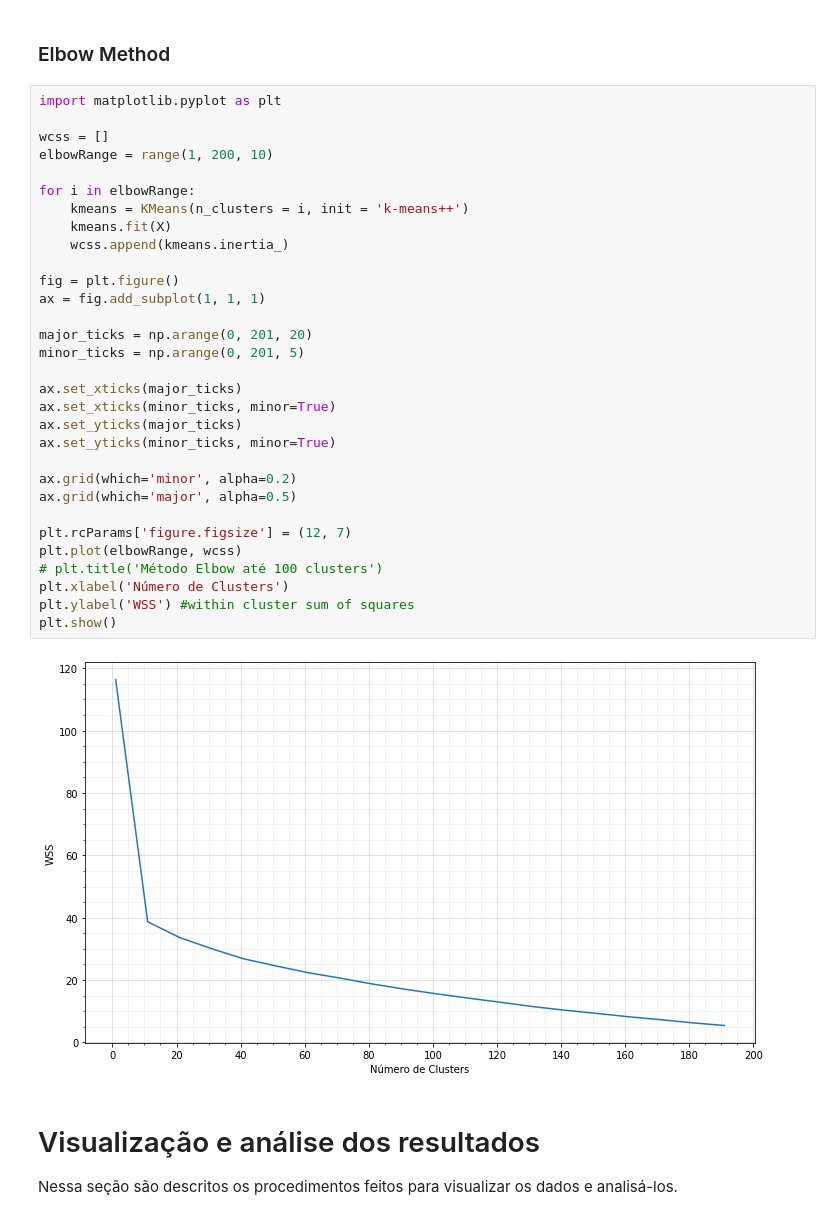
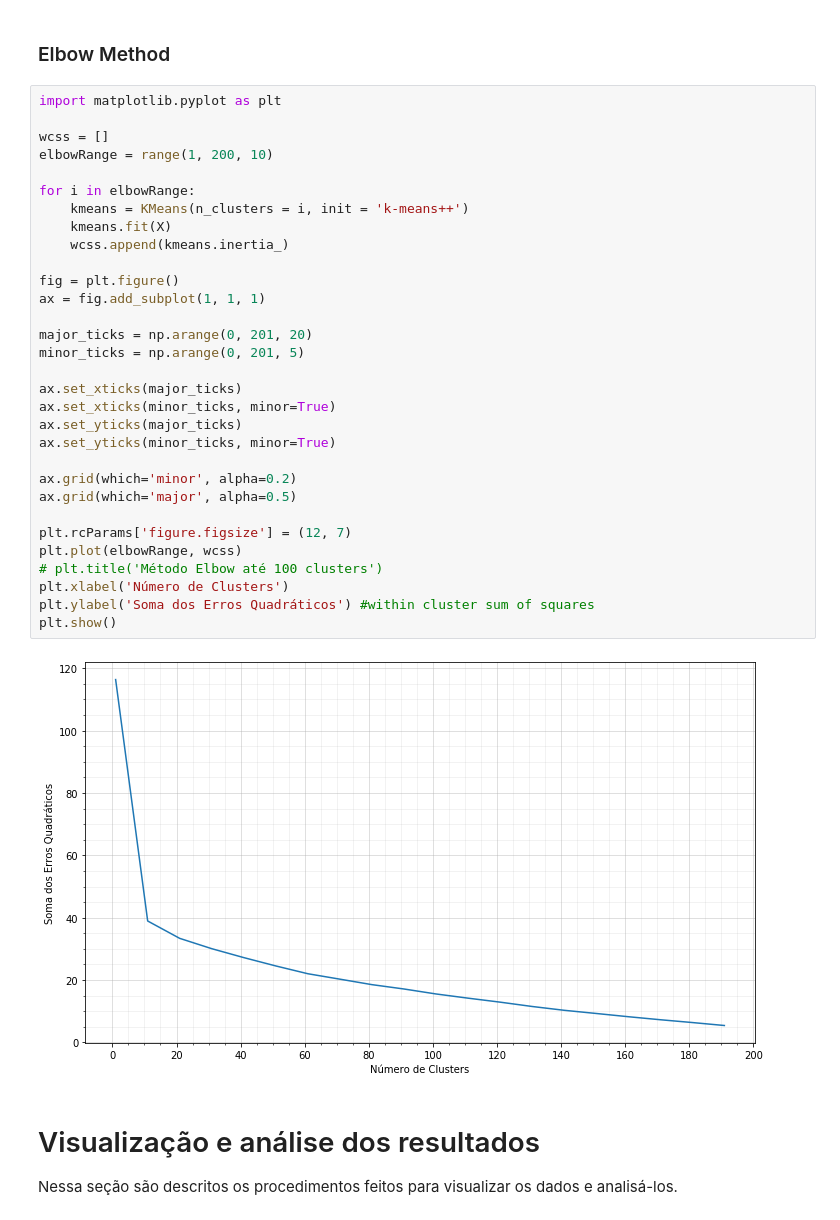
Before and after one commit to mathocosta/TCC, a Jupyter notebook: TCC.ipynb, the cells around one changed output. Drawn from its saved outputs; the diff is of its cells as text.

```diff
--- a/TCC.ipynb
+++ b/TCC.ipynb
@@ -272,35 +272,35 @@ plt.show()
 import matplotlib.pyplot as plt
 
 wcss = []
 elbowRange = range(1, 200, 10)
 
 for i in elbowRange:
     kmeans = KMeans(n_clusters = i, init = 'k-means++')
     kmeans.fit(X)
     wcss.append(kmeans.inertia_)
 
 fig = plt.figure()
 ax = fig.add_subplot(1, 1, 1)
 
 major_ticks = np.arange(0, 201, 20)
 minor_ticks = np.arange(0, 201, 5)
 
 ax.set_xticks(major_ticks)
 ax.set_xticks(minor_ticks, minor=True)
 ax.set_yticks(major_ticks)
 ax.set_yticks(minor_ticks, minor=True)
 
 ax.grid(which='minor', alpha=0.2)
 ax.grid(which='major', alpha=0.5)
 
 plt.rcParams['figure.figsize'] = (12, 7)
 plt.plot(elbowRange, wcss)
 # plt.title('Método Elbow até 100 clusters')
 plt.xlabel('Número de Clusters')
-plt.ylabel('WSS') #within cluster sum of squares
+plt.ylabel('Soma dos Erros Quadráticos') #within cluster sum of squares
 plt.show()
 # %% [output]
-[figure, old version]
+[figure, new version]
 # %% [markdown]
 # Visualização e análise dos resultados
 Nessa seção são descritos os procedimentos feitos para visualizar os dados e analisá-los.
```
Also changed, not shown: parts of 3 cells of this notebook.
